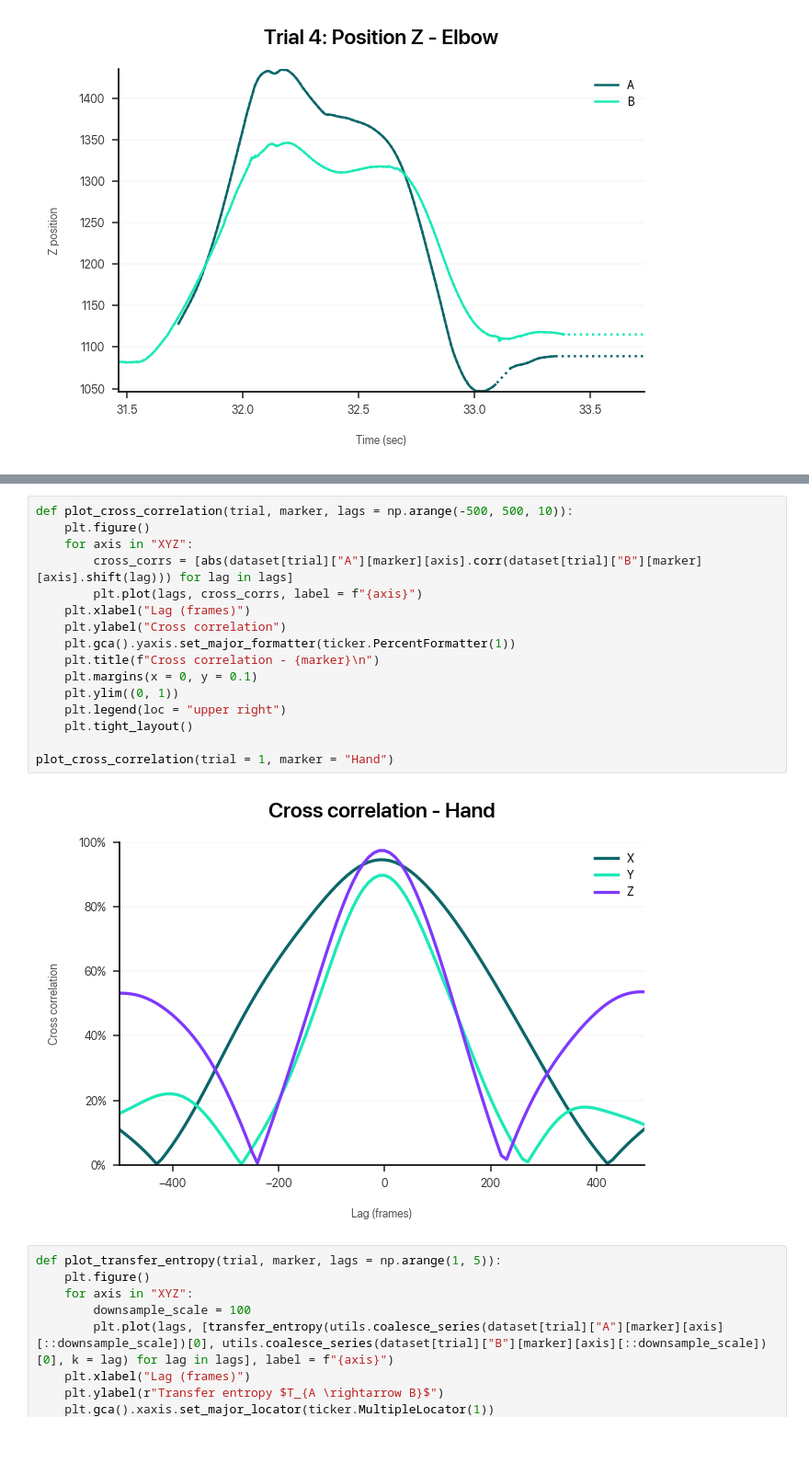
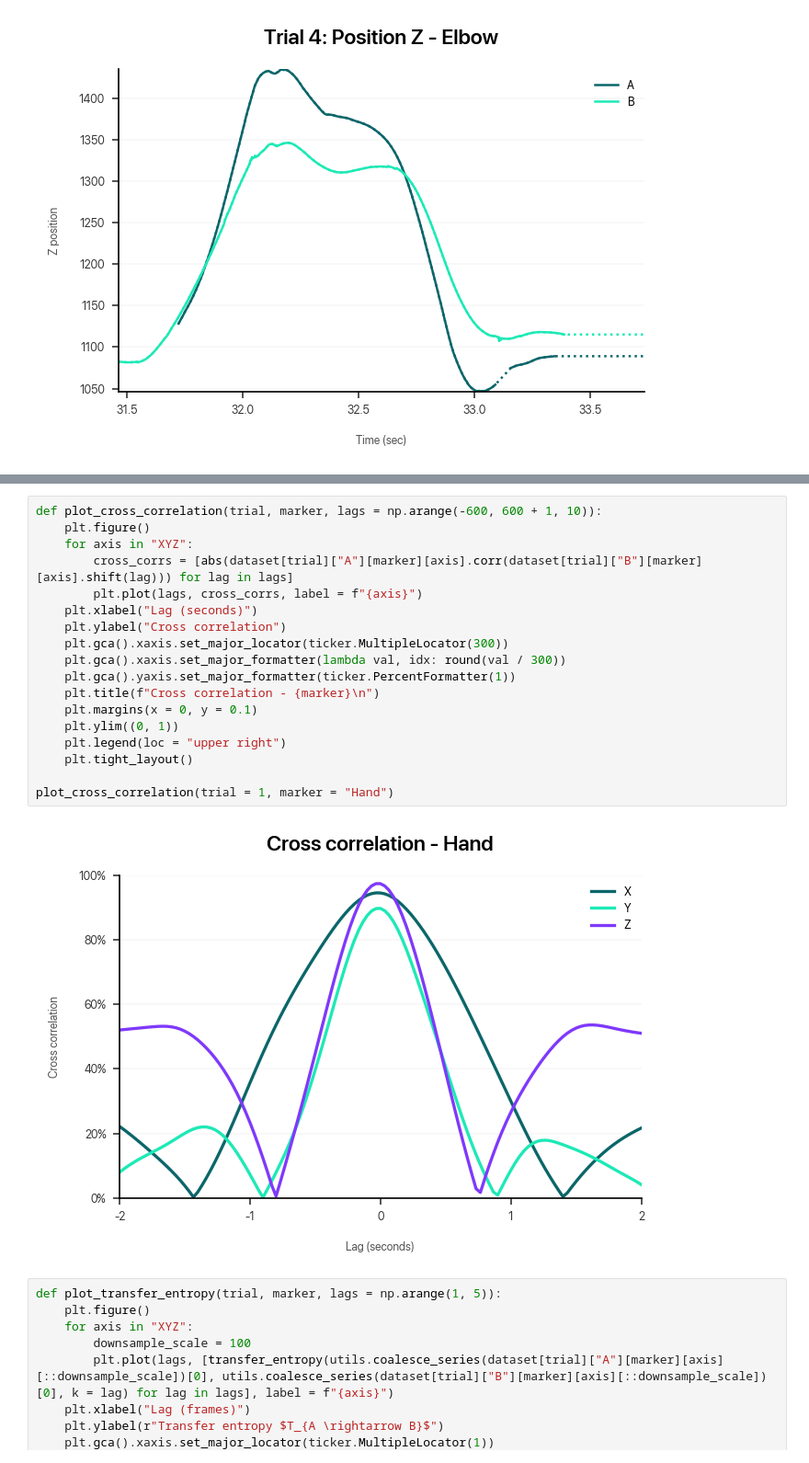
Before and after one commit to dlundgaard/dapup-mocap, a Jupyter notebook: analysis.ipynb, the cells around one changed output, grey strips where cells are left out. Shown at 92% size. Drawn from its saved outputs; the diff is of its cells as text.

```diff
--- a/analysis.ipynb
+++ b/analysis.ipynb
@@ -117,21 +143,23 @@ plot_dynamic_time_warping(trial = 2, marker = "Hand", axis = "X")
 # %%
-def plot_cross_correlation(trial, marker, lags = np.arange(-500, 500, 10)):
+def plot_cross_correlation(trial, marker, lags = np.arange(-600, 600 + 1, 10)):
     plt.figure()
     for axis in "XYZ":
         cross_corrs = [abs(dataset[trial]["A"][marker][axis].corr(dataset[trial]["B"][marker][axis].shift(lag))) for lag in lags]
         plt.plot(lags, cross_corrs, label = f"{axis}")
-    plt.xlabel("Lag (frames)")
+    plt.xlabel("Lag (seconds)")
     plt.ylabel("Cross correlation")
+    plt.gca().xaxis.set_major_locator(ticker.MultipleLocator(300))
+    plt.gca().xaxis.set_major_formatter(lambda val, idx: round(val / 300))
     plt.gca().yaxis.set_major_formatter(ticker.PercentFormatter(1))
     plt.title(f"Cross correlation - {marker}\n")
     plt.margins(x = 0, y = 0.1)
     plt.ylim((0, 1))
     plt.legend(loc = "upper right")
     plt.tight_layout()
 
 plot_cross_correlation(trial = 1, marker = "Hand")
 # %% [output]
-[figure, old version]
+[figure, new version]
 # %%
 def plot_transfer_entropy(trial, marker, lags = np.arange(1, 5)):
     plt.figure()
```
Also changed, not shown: parts of 4 cells of this notebook.
